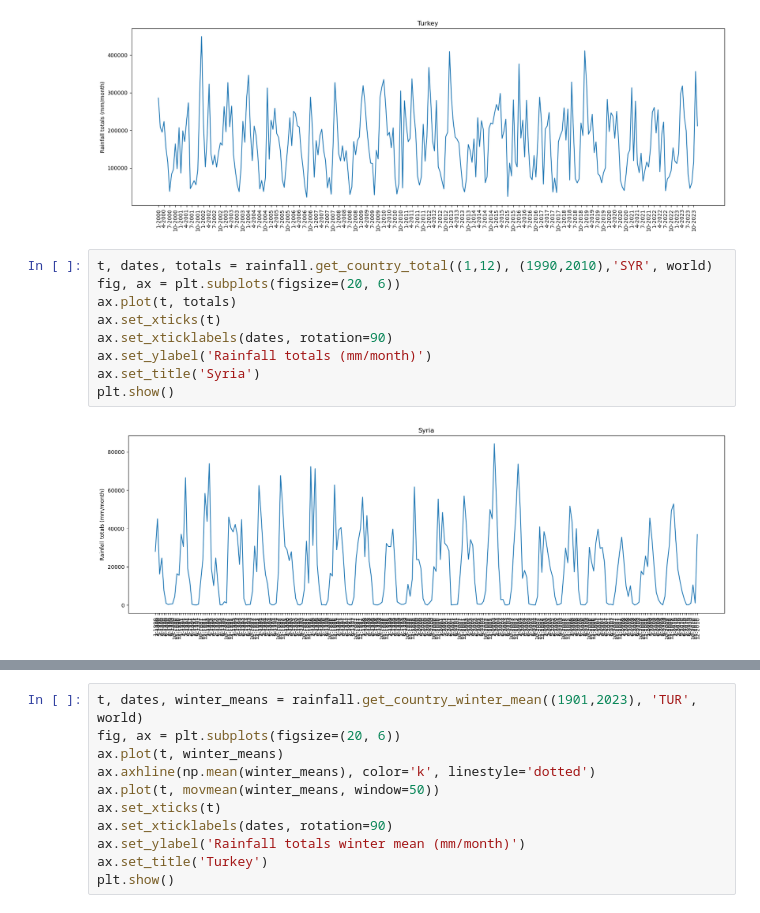
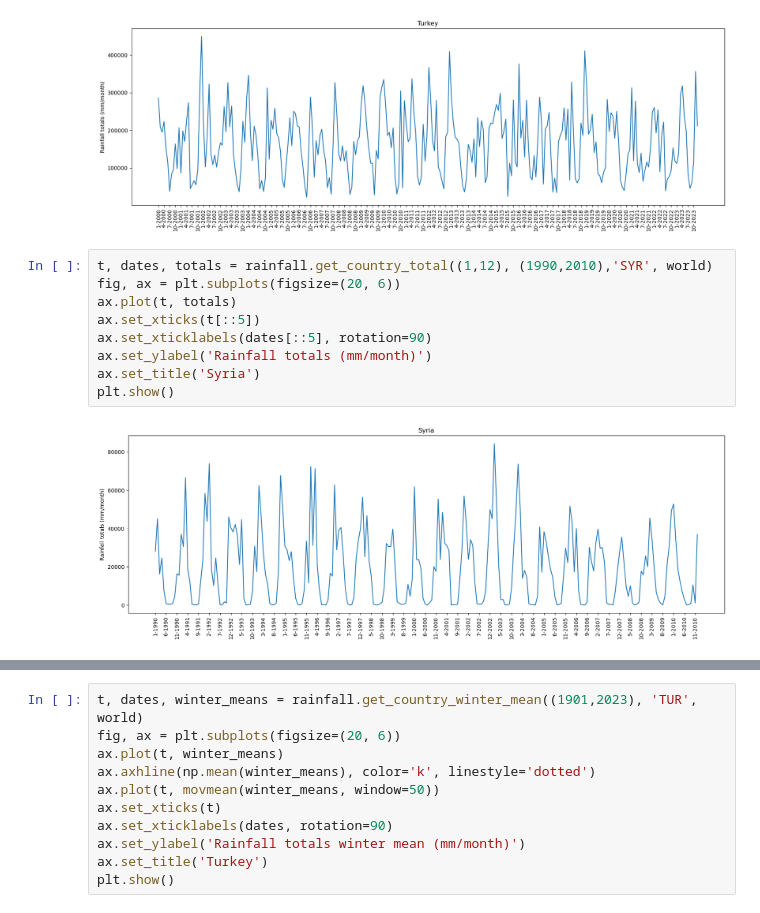
Before and after one commit to ebelchio12/nature-and-conflicts, a Jupyter notebook: EDA/rainfall/rainfall.ipynb, the cells around one changed output, grey strips where cells are left out. Saved outputs shown, nothing was run; the diff lists cells and outputs as text.

```diff
--- a/EDA/rainfall/rainfall.ipynb
+++ b/EDA/rainfall/rainfall.ipynb
@@ -46,11 +53,11 @@ plt.show()
 # %%
 t, dates, totals = rainfall.get_country_total((1,12), (1990,2010),'SYR', world)
 fig, ax = plt.subplots(figsize=(20, 6))
 ax.plot(t, totals)
-ax.set_xticks(t)
-ax.set_xticklabels(dates, rotation=90)
+ax.set_xticks(t[::5])
+ax.set_xticklabels(dates[::5], rotation=90)
 ax.set_ylabel('Rainfall totals (mm/month)')
 ax.set_title('Syria')
 plt.show()
 # %% [output]
-[figure, old version]
+[figure, new version]
```
Also changed, not shown: parts of 18 cells of this notebook, 2 other files.
